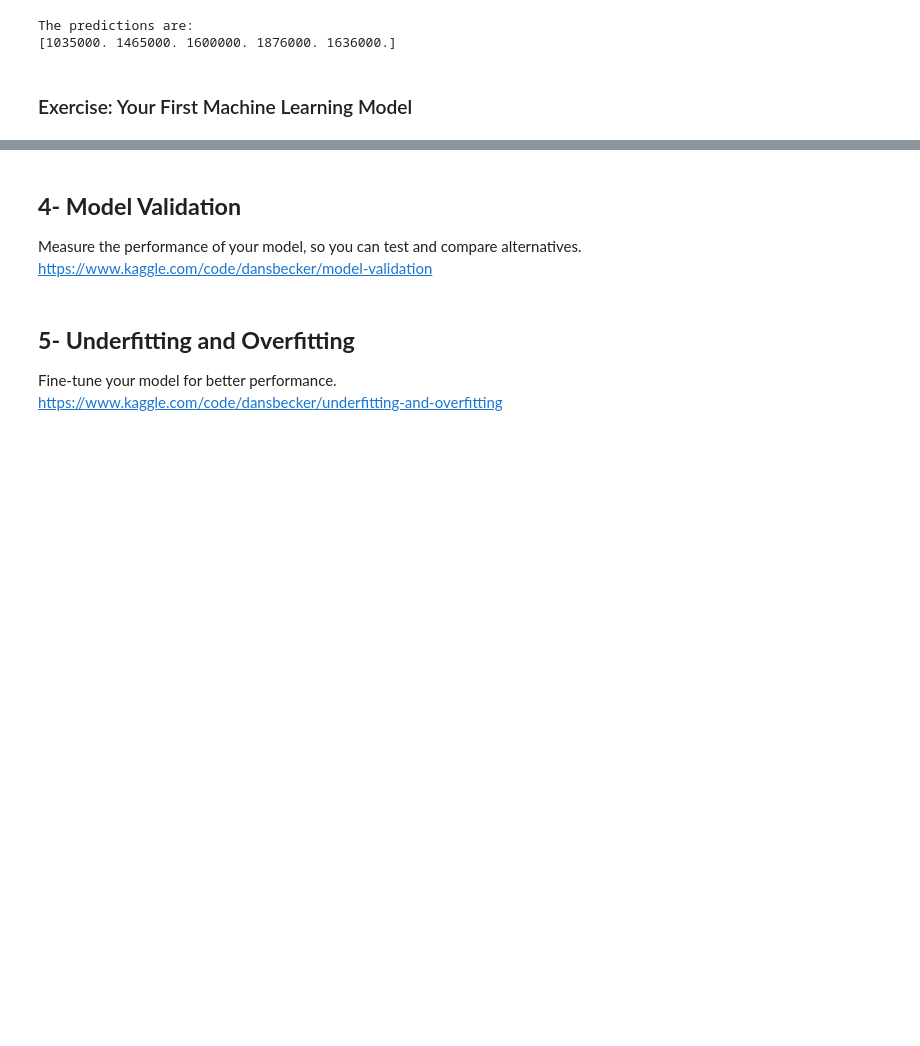
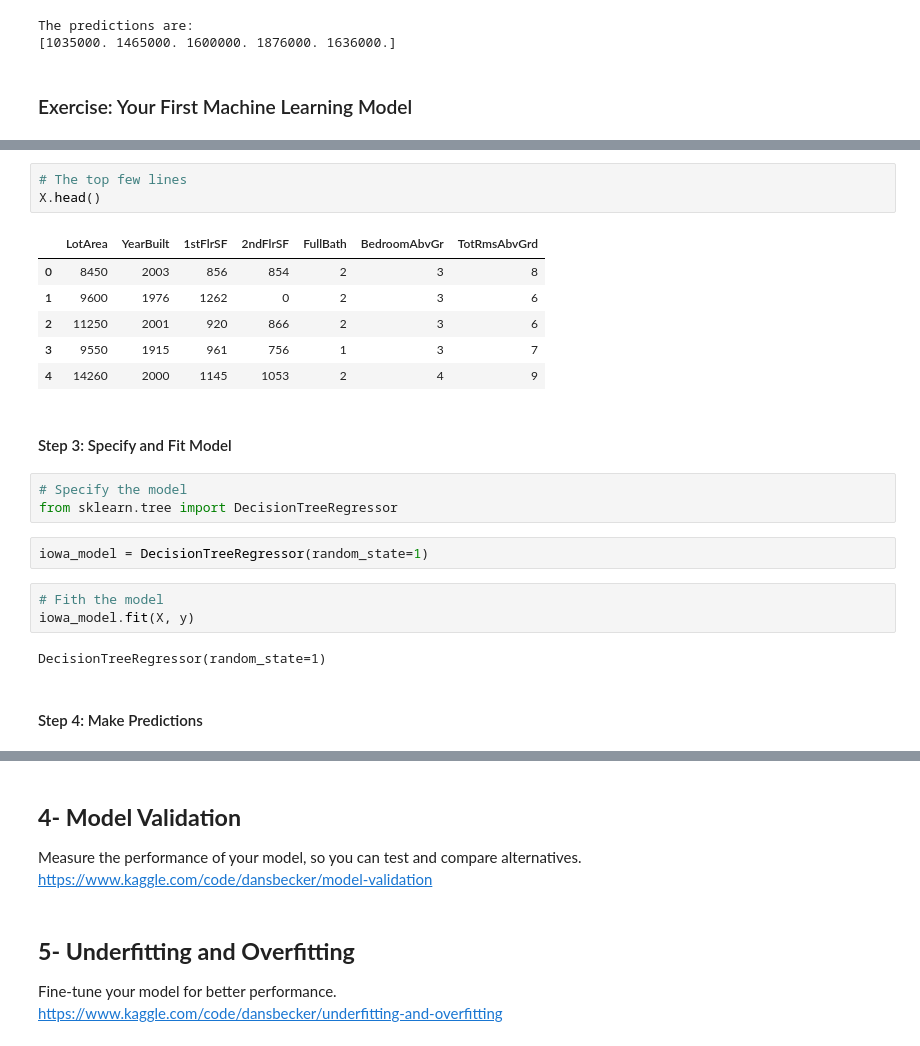
Before and after one commit to JBadawood/Kaggle, a Jupyter notebook: Intro_to_ML-Kaggle.ipynb, the cells around one changed output, grey strips where cells are left out. Saved outputs shown, nothing was run; the diff lists cells and outputs as text; blank space fills up the shorter version.

```diff
--- a/Intro_to_ML-Kaggle.ipynb
+++ b/Intro_to_ML-Kaggle.ipynb
@@ -562,0 +705,24 @@ The predictions are:
+# %%
+# The top few lines
+X.head()
+# %% [output]
+|  | LotArea | YearBuilt | 1stFlrSF | 2ndFlrSF | FullBath | BedroomAbvGr | TotRmsAbvGrd |
+| 0 | 8450 | 2003 | 856 | 854 | 2 | 3 | 8 |
+| 1 | 9600 | 1976 | 1262 | 0 | 2 | 3 | 6 |
+| 2 | 11250 | 2001 | 920 | 866 | 2 | 3 | 6 |
+| 3 | 9550 | 1915 | 961 | 756 | 1 | 3 | 7 |
+| 4 | 14260 | 2000 | 1145 | 1053 | 2 | 4 | 9 |
+# %% [markdown]
+#### Step 3: Specify and Fit Model
+# %%
+# Specify the model
+from sklearn.tree import DecisionTreeRegressor
+# %%
+iowa_model = DecisionTreeRegressor(random_state=1)
+# %%
+# Fith the model
+iowa_model.fit(X, y)
+# %% [output]
+DecisionTreeRegressor(random_state=1)
+# %% [markdown]
+#### Step 4: Make Predictions
```
Also changed, not shown: parts of 27 cells of this notebook.
